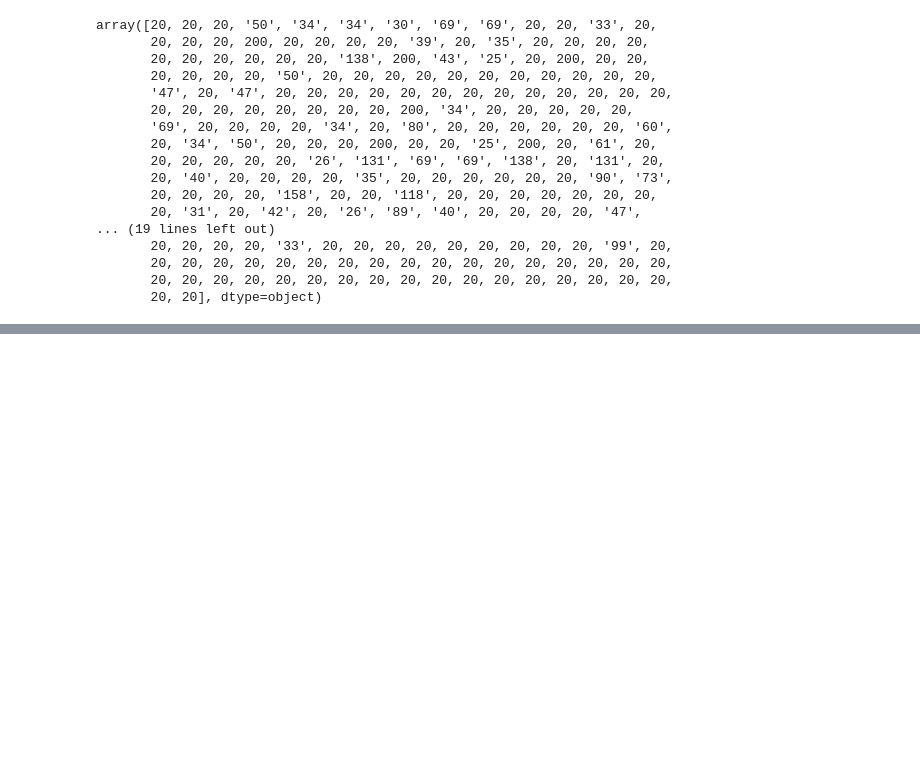
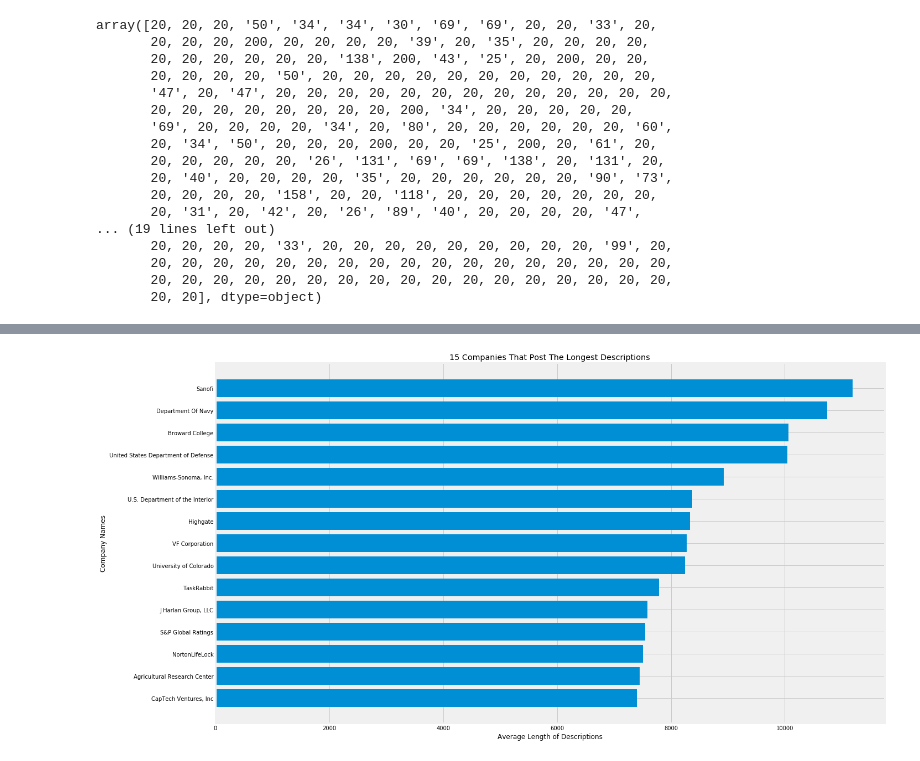
Before and after one commit to Joshmantova/Data_science_job_market_analysis_project, a Jupyter notebook: notebooks/analysis_exploration2.ipynb, the cells around one changed output, grey strips where cells are left out. Drawn from its saved outputs; the diff is of its cells as text; code cells hidden in the pictures; blank space fills up the shorter version.

```diff
--- a/notebooks/analysis_exploration2.ipynb
+++ b/notebooks/analysis_exploration2.ipynb
@@ -322,0 +415,2 @@ array([20, 20, 20, '50', '34', '34', '30', '69', '69', 20, 20, '33', 20,
+# %%
+company_length_descrip = df_all.groupby('Company')['Length_of_Description'].mean().sort_values(ascending=False)
@@ -322,0 +434,16 @@ array([20, 20, 20, '50', '34', '34', '30', '69', '69', 20, 20, '33', 20,
+# %%
+x = company_length_descrip.index[:15]
+y = company_length_descrip.values[:15]
+
+x = x[::-1]
+y = y[::-1]
+
+fig, ax = plt.subplots(figsize = (20,10))
+ax.barh(x, y)
+
+ax.set_xlabel('Average Length of Descriptions')
+ax.set_ylabel('Company Names')
+ax.set_title('15 Companies That Post The Longest Descriptions')
+plt.tight_layout();
+# %% [output]
+[figure, added]
```
Also changed, not shown: parts of 12 cells of this notebook, 4 other files.
